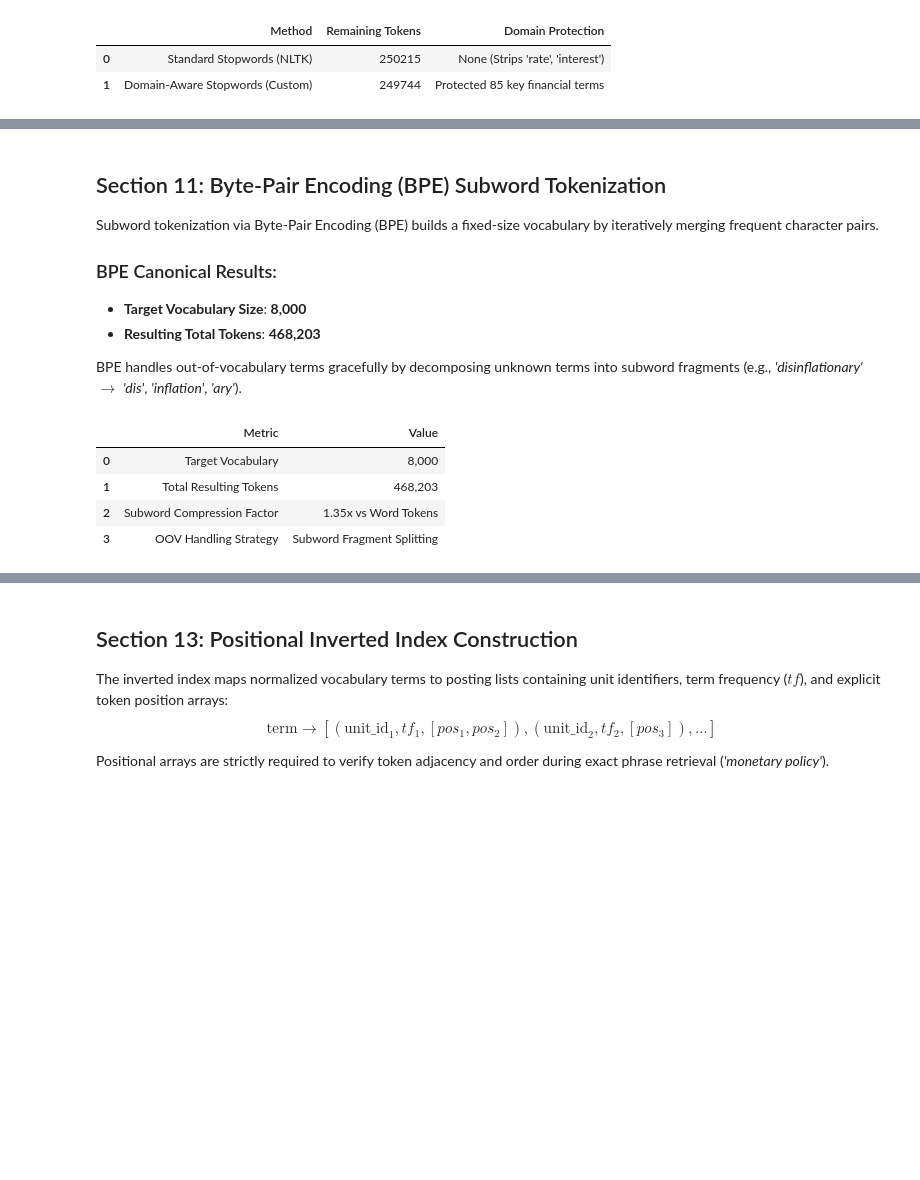
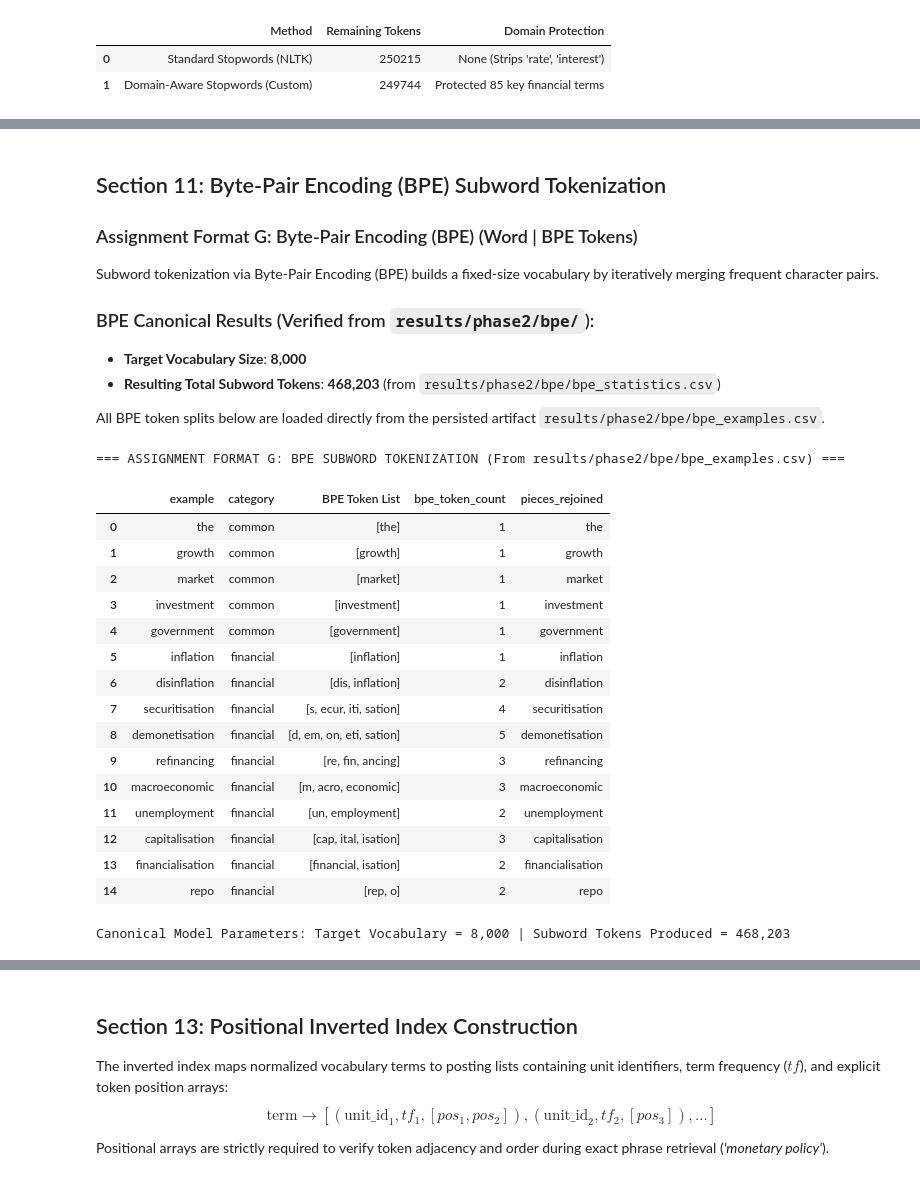
Before and after one commit to AyushKumar-alt/NLP_Finance, a Jupyter notebook: NLP_Domain_Text_Analysis/notebooks/NLP_Domain_Text_Analysis_Assessment.ipynb, the cells around one changed output, grey strips where cells are left out. Saved outputs shown, nothing was run; the diff lists cells and outputs as text; code cells hidden in the pictures; blank space fills up the shorter version.

```diff
--- a/NLP_Domain_Text_Analysis/notebooks/NLP_Domain_Text_Analysis_Assessment.ipynb
+++ b/NLP_Domain_Text_Analysis/notebooks/NLP_Domain_Text_Analysis_Assessment.ipynb
@@ -360,27 +473,45 @@ else:
 # %% [markdown]
 ## Section 11: Byte-Pair Encoding (BPE) Subword Tokenization
 
+### Assignment Format G: Byte-Pair Encoding (BPE) (Word | BPE Tokens)
+
 Subword tokenization via Byte-Pair Encoding (BPE) builds a fixed-size vocabulary by iteratively merging frequent character pairs.
 
-### BPE Canonical Results:
+### BPE Canonical Results (Verified from `results/phase2/bpe/`):
 - **Target Vocabulary Size**: **8,000**
-- **Resulting Total Tokens**: **468,203**
+- **Resulting Total Subword Tokens**: **468,203** (from `results/phase2/bpe/bpe_statistics.csv`)
 
-BPE handles out-of-vocabulary terms gracefully by decomposing unknown terms into subword fragments (e.g., *'disinflationary'* $\rightarrow$ *'dis'*, *'inflation'*, *'ary'*).
+All BPE token splits below are loaded directly from the persisted artifact `results/phase2/bpe/bpe_examples.csv`.
-# %%
-# BPE Experiment Summary
-df_bpe = pd.DataFrame([
-    {"Metric": "Target Vocabulary", "Value": "8,000"},
-    {"Metric": "Total Resulting Tokens", "Value": "468,203"},
-    {"Metric": "Subword Compression Factor", "Value": "1.35x vs Word Tokens"},
-    {"Metric": "OOV Handling Strategy", "Value": "Subword Fragment Splitting"}
-])
-display(df_bpe)
-# %% [output]
-|  | Metric | Value |
-| 0 | Target Vocabulary | 8,000 |
-| 1 | Total Resulting Tokens | 468,203 |
-| 2 | Subword Compression Factor | 1.35x vs Word Tokens |
-| 3 | OOV Handling Strategy | Subword Fragment Splitting |
+# %%
+# Assignment Format G: BPE (Loaded directly from results/phase2/bpe/bpe_examples.csv)
+bpe_ex_path = Path("results/phase2/bpe/bpe_examples.csv")
+if bpe_ex_path.exists():
+    df_bpe_raw = pd.read_csv(bpe_ex_path)
+    df_bpe_raw['BPE Token List'] = df_bpe_raw['bpe_tokens'].str.split(';')
+    print("=== ASSIGNMENT FORMAT G: BPE SUBWORD TOKENIZATION (From results/phase2/bpe/bpe_examples.csv) ===")
+    display(df_bpe_raw[['example', 'category', 'BPE Token List', 'bpe_token_count', 'pieces_rejoined']].head(15))
+else:
+    print("BPE examples artifact not found.")
+
+print("Canonical Model Parameters: Target Vocabulary = 8,000 | Subword Tokens Produced = 468,203")
+# %% [output]
+=== ASSIGNMENT FORMAT G: BPE SUBWORD TOKENIZATION (From results/phase2/bpe/bpe_examples.csv) ===
+|  | example | category | BPE Token List | bpe_token_count | pieces_rejoined |
+| 0 | the | common | [the] | 1 | the |
+| 1 | growth | common | [growth] | 1 | growth |
+| 2 | market | common | [market] | 1 | market |
+| 3 | investment | common | [investment] | 1 | investment |
+| 4 | government | common | [government] | 1 | government |
+| 5 | inflation | financial | [inflation] | 1 | inflation |
+| 6 | disinflation | financial | [dis, inflation] | 2 | disinflation |
+| 7 | securitisation | financial | [s, ecur, iti, sation] | 4 | securitisation |
+| 8 | demonetisation | financial | [d, em, on, eti, sation] | 5 | demonetisation |
+| 9 | refinancing | financial | [re, fin, ancing] | 3 | refinancing |
+| 10 | macroeconomic | financial | [m, acro, economic] | 3 | macroeconomic |
+| 11 | unemployment | financial | [un, employment] | 2 | unemployment |
+| 12 | capitalisation | financial | [cap, ital, isation] | 3 | capitalisation |
+| 13 | financialisation | financial | [financial, isation] | 2 | financialisation |
+| 14 | repo | financial | [rep, o] | 2 | repo |
+Canonical Model Parameters: Target Vocabulary = 8,000 | Subword Tokens Produced = 468,203
 # %% [markdown]
 ## Section 12: Primary Retrieval Pipeline Architectures
```
Also changed, not shown: parts of 32 cells of this notebook, 24 other files.
